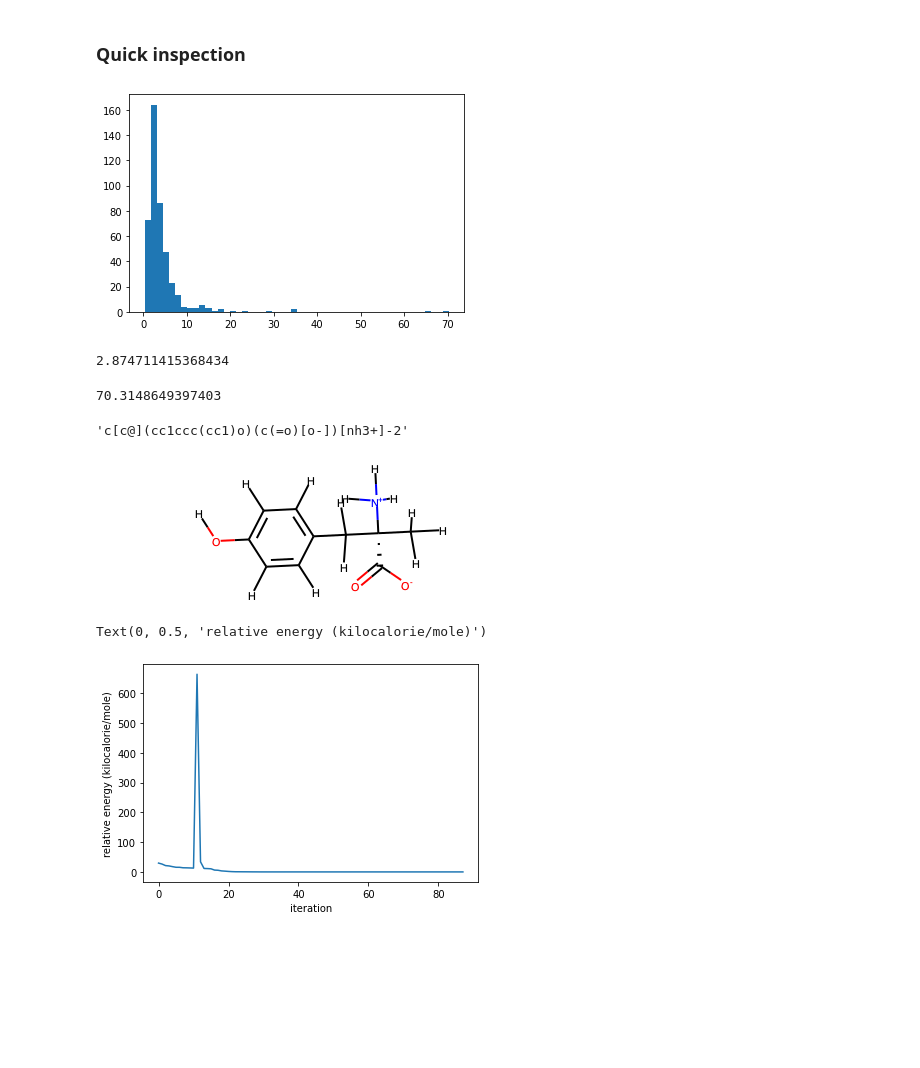
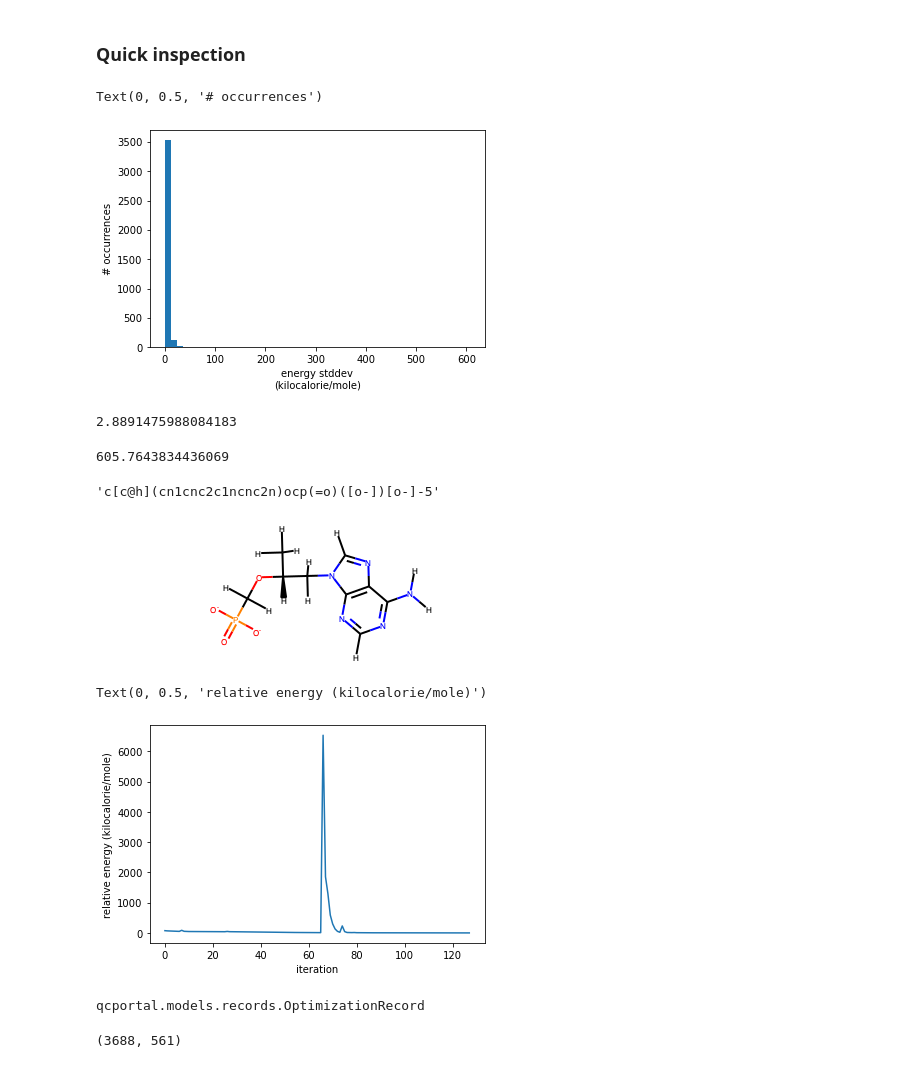
Before and after one commit to choderalab/espaloma, a Jupyter notebook: scripts/qca/QCArchive Fetch.ipynb, the cells around one changed output. Cells and saved outputs as stored; diff of their text form; code cells hidden in the pictures; blank space fills up the shorter version.

Commit message:
update qcarchive fetch to plot some summaries of fetched results

```diff
--- a/scripts/qca/QCArchive Fetch.ipynb
+++ b/scripts/qca/QCArchive Fetch.ipynb
@@ -205,8 +205,3 @@ len(record_names)
 # %%
 exceptions = dict()
 skipped_status = dict()
-# %%
-record_name = record_names[0]
-success_record = ds.get_record(record_name, specification)
-success_status = success_record.status
-success_status
@@ -227,13 +220,13 @@ for i in trange:
     status = record.status
     status_string = status.name
 
-    if status_string == 'complete':
+    if (status_string == 'complete') and (record_name not in all_mols_and_targets):
         try:
             all_mols_and_targets[record_name] = get_mol_with_targets(record, entry)
         except Exception as e:
             print(f'unspecified problem encountered with {record_name}!')
             exceptions[record_name] = e
-    else:
+    elif (record_name not in all_mols_and_targets):
         print(f'skipping {record_name}, which has a status {status}')
         skipped_status[record_name] = status
 
@@ -384,27 +379,30 @@ def to_report_unit(e_in_qc_unit):
 stddevs = np.array([np.std(to_report_unit(m.energies)) for m in all_mols_and_targets.values()])
 # %%
 plt.hist(stddevs, bins=50);
+plt.xlabel(f'energy stddev\n({energy_unit_report})')
+plt.ylabel('# occurrences')
 # %% [output]
+Text(0, 0.5, '# occurrences')
-[figure, old version]
+[figure, new version]
 # %%
 np.median(stddevs)
 # %% [output]
-2.874711415368434
+2.8891475988084183
 # %%
 np.max(stddevs)
 # %% [output]
-70.3148649397403
+605.7643834436069
 # %%
 record_name_with_biggest_energy_range = list(all_mols_and_targets.keys())[np.argmax(stddevs)]
 record_name_with_biggest_energy_range
 # %% [output]
-'c[c@](cc1ccc(cc1)o)(c(=o)[o-])[nh3+]-2'
+'c[c@h](cn1cnc2c1ncnc2n)ocp(=o)([o-])[o-]-5'
 # %%
 biggest_energy_range = all_mols_and_targets[record_name_with_biggest_energy_range]
 # %%
 biggest_energy_range.offmol
 # %% [output]
-[figure, old version]
+[figure, new version]
 # %%
 energies = to_report_unit(biggest_energy_range.energies)
 plt.plot(energies - min(energies))
@@ -412,4 +410,8 @@ plt.xlabel('iteration')
 plt.ylabel(f'relative energy ({energy_unit_report})')
 # %% [output]
 Text(0, 0.5, 'relative energy (kilocalorie/mole)')
-[figure, old version]
+[figure, new version]
+# %%
+type(record)
+# %% [output]
+qcportal.models.records.OptimizationRecord
@@ -415,0 +424,4 @@ Text(0, 0.5, 'relative energy (kilocalorie/mole)')
+# %%
+len(smiles_dict), len(set(smiles_dict.values()))
+# %% [output]
+(3688, 561)
```
Also changed, not shown: parts of 29 cells of this notebook.
